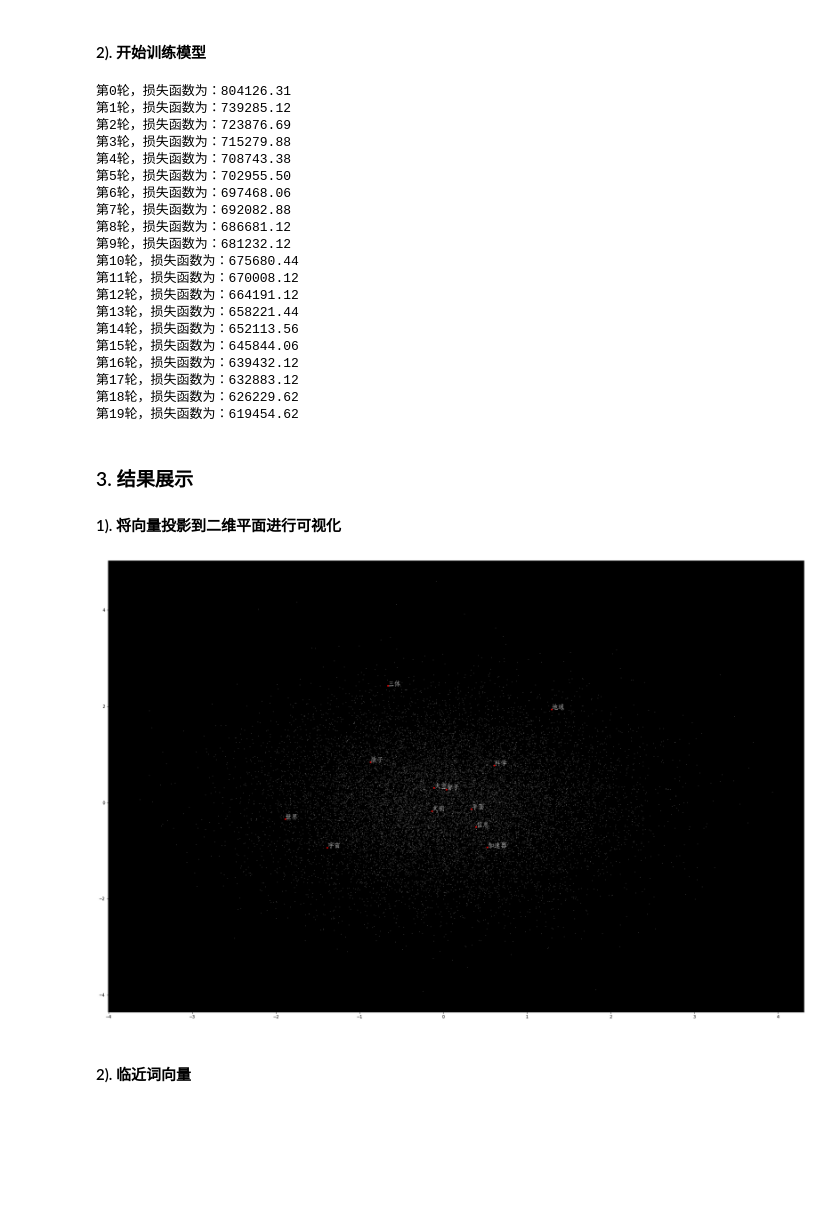
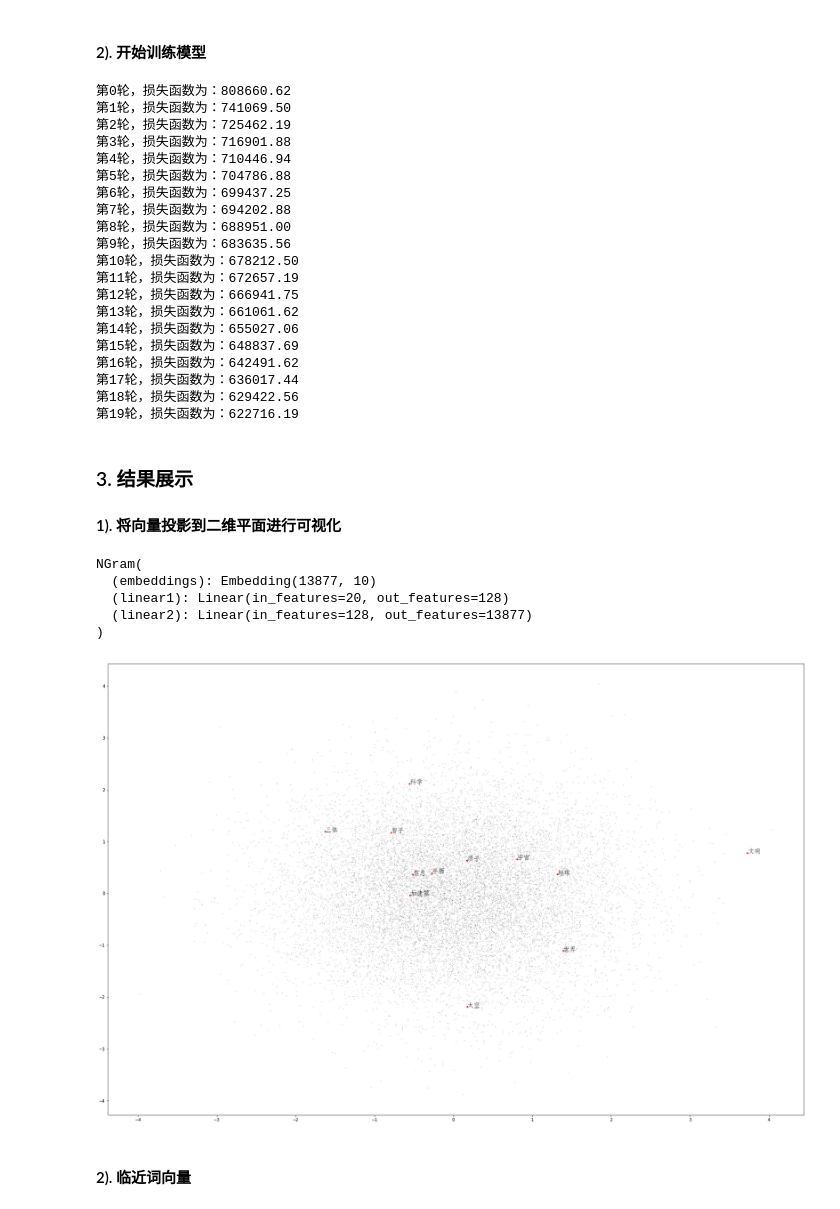
Before and after one commit to swarmapytorch/book_DeepLearning_in_PyTorch_Source, a Jupyter notebook: 09_WordVector/WordVector.ipynb, the cells around one changed output. Saved outputs shown, nothing was run; the diff lists cells and outputs as text; code cells hidden in the pictures; blank space fills up the shorter version.

```diff
--- a/09_WordVector/WordVector.ipynb
+++ b/09_WordVector/WordVector.ipynb
@@ -194,7 +194,7 @@ class NGram(nn.Module):
         # 线性层加Softmax
         out = self.linear2(out)
         #此时out的尺寸为：1*vocab_size
-        log_probs = F.log_softmax(out)
+        log_probs = F.log_softmax(out, dim=1)
         return log_probs
     def extract(self, inputs):
         embeds = self.embeddings(inputs)
@@ -204,8 +204,9 @@ class NGram(nn.Module):
 # %%
 losses = [] #纪录每一步的损失函数
 criterion = nn.NLLLoss() #运用负对数似然函数作为目标函数（常用于多分类问题的目标函数）
-model = NGram(len(vocab), 10, 2) #定义NGram模型，向量嵌入维数为10维，N（窗口大小）为2
-optimizer = optim.SGD(model.parameters(), lr=0.001) #使用随机梯度下降算法作为优化器
+model_ng = NGram(len(vocab), 10, 2) #定义NGram模型，向量嵌入维数为10维，N（窗口大小）为2
+
+optimizer = optim.SGD(model_ng.parameters(), lr=0.001) #使用随机梯度下降算法作为优化器
 
 #循环100个周期
 for epoch in range(20):
@@ -222,7 +223,7 @@ for epoch in range(20):
         optimizer.zero_grad()
 
         # 用神经网络做计算，计算得到输出的每个单词的可能概率对数值
-        log_probs = model(context_var)
+        log_probs = model_ng(context_var)
 
         # 计算损失函数，同样需要把目标数据转化为编码，并包装为Variable
         loss = criterion(log_probs, Variable(torch.LongTensor([word_to_idx[target][0]])))
@@ -238,58 +239,66 @@ for epoch in range(20):
     losses.append(total_loss)
     print('第{}轮，损失函数为：{:.2f}'.format(epoch, total_loss.numpy()[0]))
 # %% [output]
-第0轮，损失函数为：804126.31
-第1轮，损失函数为：739285.12
-第2轮，损失函数为：723876.69
-第3轮，损失函数为：715279.88
-第4轮，损失函数为：708743.38
-第5轮，损失函数为：702955.50
-第6轮，损失函数为：697468.06
-第7轮，损失函数为：692082.88
-第8轮，损失函数为：686681.12
-第9轮，损失函数为：681232.12
-第10轮，损失函数为：675680.44
-第11轮，损失函数为：670008.12
-第12轮，损失函数为：664191.12
-第13轮，损失函数为：658221.44
-第14轮，损失函数为：652113.56
-第15轮，损失函数为：645844.06
-第16轮，损失函数为：639432.12
-第17轮，损失函数为：632883.12
-第18轮，损失函数为：626229.62
-第19轮，损失函数为：619454.62
+第0轮，损失函数为：808660.62
+第1轮，损失函数为：741069.50
+第2轮，损失函数为：725462.19
+第3轮，损失函数为：716901.88
+第4轮，损失函数为：710446.94
+第5轮，损失函数为：704786.88
+第6轮，损失函数为：699437.25
+第7轮，损失函数为：694202.88
+第8轮，损失函数为：688951.00
+第9轮，损失函数为：683635.56
+第10轮，损失函数为：678212.50
+第11轮，损失函数为：672657.19
+第12轮，损失函数为：666941.75
+第13轮，损失函数为：661061.62
+第14轮，损失函数为：655027.06
+第15轮，损失函数为：648837.69
+第16轮，损失函数为：642491.62
+第17轮，损失函数为：636017.44
+第18轮，损失函数为：629422.56
+第19轮，损失函数为：622716.19
 # %% [markdown]
 ### 3. 结果展示
 #### 1). 将向量投影到二维平面进行可视化
+# %%
+print(model_ng)
+# %% [output]
+NGram(
+  (embeddings): Embedding(13877, 10)
+  (linear1): Linear(in_features=20, out_features=128)
+  (linear2): Linear(in_features=128, out_features=13877)
+)
 # %%
 # 从训练好的模型中提取每个单词的向量
-vec = model.extract(Variable(torch.LongTensor([v[0] for v in word_to_idx.values()])))
+vec = model_ng.extract(Variable(torch.LongTensor([v[0] for v in word_to_idx.values()])))
 vec = vec.data.numpy()
 
 # 利用PCA算法进行降维
 X_reduced = PCA(n_components=2).fit_transform(vec)
 
 
 # 绘制所有单词向量的二维空间投影
 fig = plt.figure(figsize = (30, 20))
 ax = fig.gca()
 ax.set_facecolor('white')
 ax.plot(X_reduced[:, 0], X_reduced[:, 1], '.', markersize = 1, alpha = 0.4, color = 'black')
 
 
 # 绘制几个特殊单词的向量
 words = ['智子', '地球', '三体', '质子', '科学', '世界', '文明', '太空', '加速器', '平面', '宇宙', '信息']
 
 # 设置中文字体，否则无法在图形上显示中文
-zhfont1 = matplotlib.font_manager.FontProperties(fname='/Library/Fonts/华文仿宋.ttf', size=16)
+zhfont1 = matplotlib.font_manager.FontProperties(fname='./华文仿宋.ttf', size=16)
 for w in words:
     if w in word_to_idx:
         ind = word_to_idx[w][0]
         xy = X_reduced[ind]
         plt.plot(xy[0], xy[1], '.', alpha =1, color = 'red')
         plt.text(xy[0], xy[1], w, fontproperties = zhfont1, alpha = 1, color = 'black')
 # %% [output]
-[figure, old version]
+[figure, new version]
 # %% [markdown]
 #### 2). 临近词向量
 # %%
```
Also changed, not shown: parts of 12 cells of this notebook, 1 other file.
